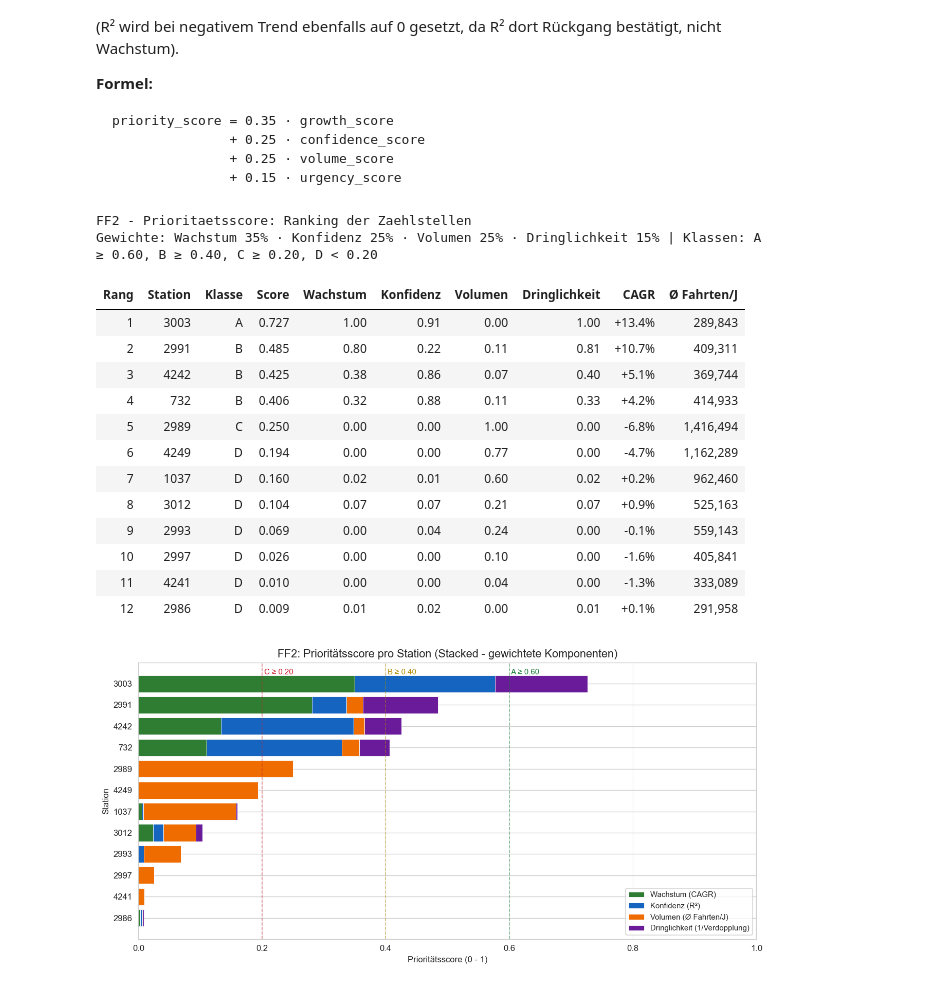
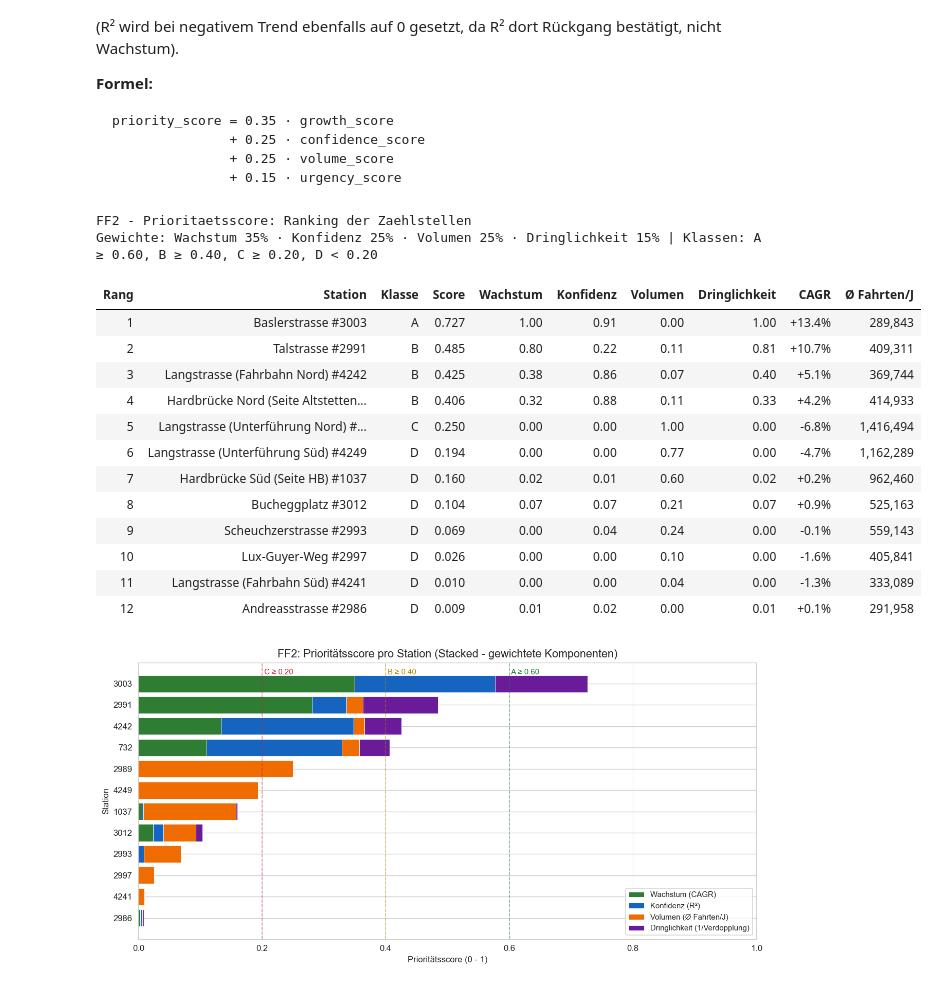
Before and after one commit to rolivischi2/bina, a Jupyter notebook: notebooks/FF2/03_ff2_growth_hotspots.ipynb, the cells around one changed output. Cells and saved outputs as stored; diff of their text form; code cells hidden in the pictures.

```diff
--- a/notebooks/FF2/03_ff2_growth_hotspots.ipynb
+++ b/notebooks/FF2/03_ff2_growth_hotspots.ipynb
@@ -54,6 +54,26 @@ print(f"Jahre:      {sorted(df['year'].unique())}")
 print(f"\nStation-Metadaten: {len(meta)} Stationen")
 print(f"Spalten Velo:  {list(df.columns)}")
 print(f"Spalten Meta:  {list(meta.columns)}")
+
+
+# Mapping station_id -> station_name (Bezeichnung aus dem Geoportal),
+# in NB01 heruntergeladen, in NB02 in station_metadata.csv eingefuegt.
+if "station_name" in meta.columns:
+    station_name_map = dict(zip(meta["station_id"], meta["station_name"]))
+    n_named = meta["station_name"].notna().sum()
+    print(f"\nStandortnamen verfuegbar fuer {n_named}/{len(meta)} Stationen.")
+else:
+    station_name_map = {}
+    print("\nWarnung: Spalte 'station_name' fehlt in station_metadata.csv - "
+          "Notebook 02 erneut ausfuehren, damit die Namen aus standorte_velo_fuss.json "
+          "eingejoint werden.")
+
+def station_label(sid):
+    """Liefert 'Bezeichnung (#ID)' falls verfuegbar, sonst nur '#ID'."""
+    name = station_name_map.get(int(sid))
+    if isinstance(name, str) and name:
+        return f"{name} (#{int(sid)})"
+    return f"#{int(sid)}"
 # %% [output]
 Velo-Daten: 4,499,163 Zeilen, 46 Stationen
 Zeitraum:   2020-01-01 00:00:00 bis 2025-12-31 23:45:00
@@ -453,8 +475,11 @@ trends["slope_pct"] = (trends["slope"] / trends["mean_annual"] * 100)
 # Sortieren nach stärkstem relativem Wachstum
 trends = trends.sort_values("slope_pct", ascending=False)
 
+
+# Standortnamen anhaengen (fuer alle nachfolgenden Ausgaben)
+trends["station_name"] = trends["station_id"].map(station_name_map).fillna("")
 print("Regressionsergebnisse pro Station (sortiert nach relativem Wachstum):\n")
-display_cols = ["station_id", "slope", "slope_pct", "r_squared", "p_value", "n_years", "mean_annual"]
+display_cols = ["station_id", "station_name", "slope", "slope_pct", "r_squared", "p_value", "n_years", "mean_annual"]
 print(trends[display_cols].to_string(
     index=False,
     formatters={
@@ -599,7 +624,7 @@ for i, (_, row) in enumerate(trends.iterrows()):
     # Trennlinie: historisch vs. Zukunft
     ax.axvline(x=last_data_year + 0.5, color="gray", linestyle=":", alpha=0.3)
 
-    ax.set_title(f"Station {sid}\nSlope: {row['slope']:+,.0f}/J, R²={row['r_squared']:.2f}", fontsize=10)
+    ax.set_title(f"{station_label(sid)}\nSlope: {row['slope']:+,.0f}/J, R²={row['r_squared']:.2f}", fontsize=10)
     ax.set_xlabel("Jahr")
     ax.set_ylabel("Velofahrten/Jahr")
     ax.legend(fontsize=7, loc="upper left")
@@ -873,12 +898,18 @@ for _, row in trends.iterrows():
         cagr_col = "#666"
     rank   = int(row["priority_rank"])
     sid    = int(row["station_id"])
+    sname  = row.get("station_name") or station_name_map.get(sid, "")
+    sname_html = (
+        f'<div style="font-weight:600;font-size:13px;">{sname}</div>'
+        f'<div style="font-family:monospace;color:#888;font-size:11px;">#{sid}</div>'
+        if sname else f'<div style="font-family:monospace;">#{sid}</div>'
+    )
     score  = float(row["priority_score"])
     mean_a = float(row["mean_annual"])
     rows_html.append(
         f'<tr style="background:{bg_col};">'
         f'<td style="text-align:center;font-weight:600;padding:6px 8px;">{rank}</td>'
-        f'<td style="text-align:center;font-family:monospace;padding:6px 8px;">{sid}</td>'
+        f'<td style="text-align:left;padding:6px 8px;">{sname_html}</td>'
         f'<td style="text-align:center;padding:6px 8px;">'
         f'<span style="background:{text_col};color:#fff;border-radius:10px;'
         f'padding:2px 10px;font-size:12px;font-weight:600;">{cl}</span></td>'
@@ -900,46 +931,46 @@ html = (
     'max-width:1000px;margin-top:8px;">'
     '<h3 style="margin:0 0 6px 0;color:#1f2328;">FF2 - Prioritaetsscore: Ranking der Zaehlstellen</h3>'
     '<p style="margin:0 0 12px 0;color:#656d76;font-size:13px;">'
     f'Gewichte: Wachstum {int(w["growth"]*100)}% &middot; '
     f'Konfidenz {int(w["confidence"]*100)}% &middot; '
     f'Volumen {int(w["volume"]*100)}% &middot; '
     f'Dringlichkeit {int(w["urgency"]*100)}%'
     ' &nbsp;|&nbsp; Klassen: A &ge; 0.60, B &ge; 0.40, C &ge; 0.20, D &lt; 0.20'
     '</p>'
     '<table style="border-collapse:collapse;font-size:13px;width:100%;">'
     '<thead><tr style="background:#f6f8fa;border-bottom:2px solid #d0d7de;">'
     '<th style="padding:8px;text-align:center;">Rang</th>'
-    '<th style="padding:8px;text-align:center;">Station</th>'
+    '<th style="padding:8px;text-align:left;">Station</th>'
     '<th style="padding:8px;text-align:center;">Klasse</th>'
     '<th style="padding:8px;text-align:right;">Score</th>'
     '<th style="padding:8px;text-align:left;">Wachstum</th>'
     '<th style="padding:8px;text-align:left;">Konfidenz</th>'
     '<th style="padding:8px;text-align:left;">Volumen</th>'
     '<th style="padding:8px;text-align:left;">Dringlichkeit</th>'
     '<th style="padding:8px;text-align:right;">CAGR</th>'
     '<th style="padding:8px;text-align:right;">&Oslash; Fahrten/J</th>'
     '</tr></thead>'
     f'<tbody>{table_body}</tbody>'
     '</table></div>'
 )
 
 display(HTML(html))
 # %% [output]
 FF2 - Prioritaetsscore: Ranking der Zaehlstellen
 Gewichte: Wachstum 35% · Konfidenz 25% · Volumen 25% · Dringlichkeit 15% | Klassen: A ≥ 0.60, B ≥ 0.40, C ≥ 0.20, D < 0.20
 | Rang | Station | Klasse | Score | Wachstum | Konfidenz | Volumen | Dringlichkeit | CAGR | Ø Fahrten/J |
-| 1 | 3003 | A | 0.727 | 1.00 | 0.91 | 0.00 | 1.00 | +13.4% | 289,843 |
-| 2 | 2991 | B | 0.485 | 0.80 | 0.22 | 0.11 | 0.81 | +10.7% | 409,311 |
-| 3 | 4242 | B | 0.425 | 0.38 | 0.86 | 0.07 | 0.40 | +5.1% | 369,744 |
-| 4 | 732 | B | 0.406 | 0.32 | 0.88 | 0.11 | 0.33 | +4.2% | 414,933 |
-| 5 | 2989 | C | 0.250 | 0.00 | 0.00 | 1.00 | 0.00 | -6.8% | 1,416,494 |
-| 6 | 4249 | D | 0.194 | 0.00 | 0.00 | 0.77 | 0.00 | -4.7% | 1,162,289 |
-| 7 | 1037 | D | 0.160 | 0.02 | 0.01 | 0.60 | 0.02 | +0.2% | 962,460 |
-| 8 | 3012 | D | 0.104 | 0.07 | 0.07 | 0.21 | 0.07 | +0.9% | 525,163 |
-| 9 | 2993 | D | 0.069 | 0.00 | 0.04 | 0.24 | 0.00 | -0.1% | 559,143 |
-| 10 | 2997 | D | 0.026 | 0.00 | 0.00 | 0.10 | 0.00 | -1.6% | 405,841 |
-| 11 | 4241 | D | 0.010 | 0.00 | 0.00 | 0.04 | 0.00 | -1.3% | 333,089 |
-| 12 | 2986 | D | 0.009 | 0.01 | 0.02 | 0.00 | 0.01 | +0.1% | 291,958 |
+| 1 | Baslerstrasse #3003 | A | 0.727 | 1.00 | 0.91 | 0.00 | 1.00 | +13.4% | 289,843 |
+| 2 | Talstrasse #2991 | B | 0.485 | 0.80 | 0.22 | 0.11 | 0.81 | +10.7% | 409,311 |
+| 3 | Langstrasse (Fahrbahn Nord) #4242 | B | 0.425 | 0.38 | 0.86 | 0.07 | 0.40 | +5.1% | 369,744 |
+| 4 | Hardbrücke Nord (Seite Altstetten... | B | 0.406 | 0.32 | 0.88 | 0.11 | 0.33 | +4.2% | 414,933 |
+| 5 | Langstrasse (Unterführung Nord) #... | C | 0.250 | 0.00 | 0.00 | 1.00 | 0.00 | -6.8% | 1,416,494 |
+| 6 | Langstrasse (Unterführung Süd) #4249 | D | 0.194 | 0.00 | 0.00 | 0.77 | 0.00 | -4.7% | 1,162,289 |
+| 7 | Hardbrücke Süd (Seite HB) #1037 | D | 0.160 | 0.02 | 0.01 | 0.60 | 0.02 | +0.2% | 962,460 |
+| 8 | Bucheggplatz #3012 | D | 0.104 | 0.07 | 0.07 | 0.21 | 0.07 | +0.9% | 525,163 |
+| 9 | Scheuchzerstrasse #2993 | D | 0.069 | 0.00 | 0.04 | 0.24 | 0.00 | -0.1% | 559,143 |
+| 10 | Lux-Guyer-Weg #2997 | D | 0.026 | 0.00 | 0.00 | 0.10 | 0.00 | -1.6% | 405,841 |
+| 11 | Langstrasse (Fahrbahn Süd) #4241 | D | 0.010 | 0.00 | 0.00 | 0.04 | 0.00 | -1.3% | 333,089 |
+| 12 | Andreasstrasse #2986 | D | 0.009 | 0.01 | 0.02 | 0.00 | 0.01 | +0.1% | 291,958 |
 # %%
 # Visualisierung: Stacked Bar der Score-Komponenten pro Station
 fig, ax = plt.subplots(figsize=(11, max(5, len(trends) * 0.45)))
```
Also changed, not shown: parts of 9 cells of this notebook, 2 other files.
